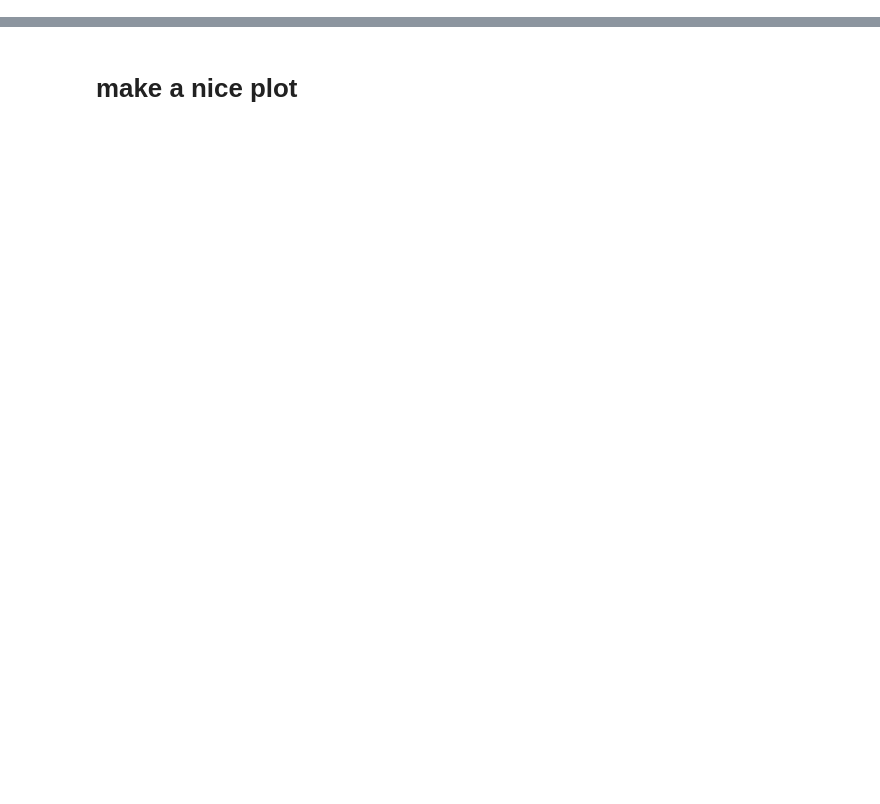
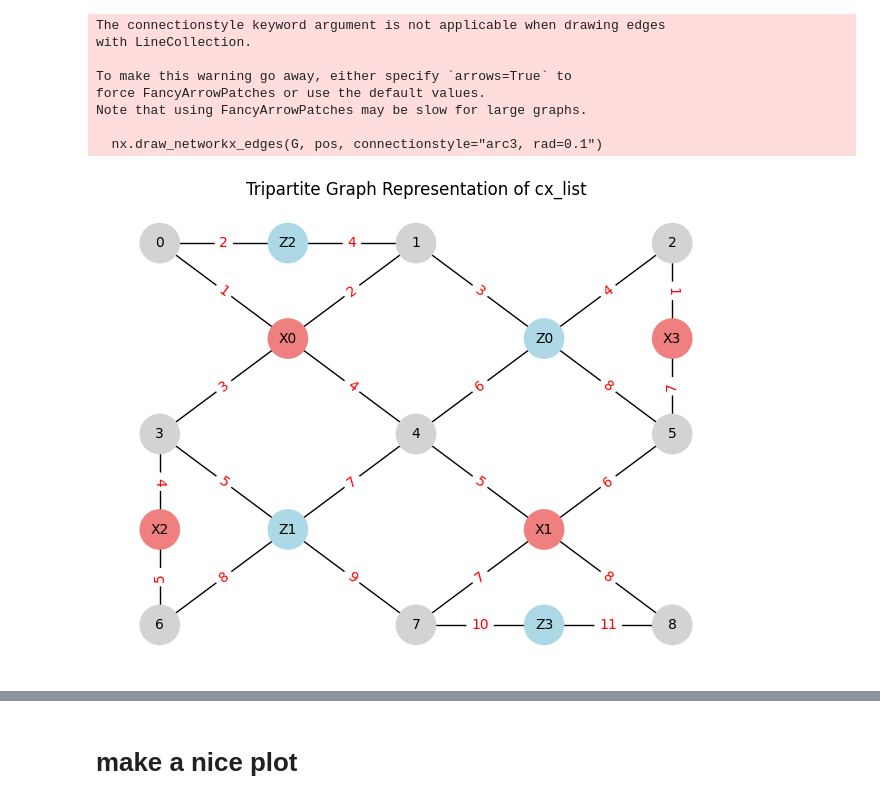
Before and after one commit to kishonyWIS/ldpc_optimization, a Jupyter notebook: shuffle_all_cxs/surface_code_optimization.ipynb, the cells around one changed output, grey strips where cells are left out. Drawn from its saved outputs; the diff is of its cells as text; code cells hidden in the pictures; blank space fills up the shorter version.

Commit message:
add optimal cx list

```diff
--- a/shuffle_all_cxs/surface_code_optimization.ipynb
+++ b/shuffle_all_cxs/surface_code_optimization.ipynb
@@ -12,6 +12,20 @@ flag_optimizer = interactive_cx_list_optimizer.InteractiveCxListOptimizer(
     p_idle=0,
     cycles_with_noise=5,
 )
+# %%
+print(cx_list)
+draw_ordered_tanner_graph.draw_cx_list(flag_optimizer.optimizer_history[0].cx_list, flag_optimizer.ancilla_type, data_coords=code.data_coords, ancilla_coords=code.ancilla_coords)
+# add correct order
+# %% [output]
+The connectionstyle keyword argument is not applicable when drawing edges
+with LineCollection.
+
+To make this warning go away, either specify `arrows=True` to
+force FancyArrowPatches or use the default values.
+Note that using FancyArrowPatches may be slow for large graphs.
+
+  nx.draw_networkx_edges(G, pos, connectionstyle="arc3, rad=0.1")
+[figure, added]
 # %%
 flag_optimizer.run_optimization(max_bp_iterations=10,
                             osd_order=5,
```
Also changed, not shown: parts of 4 cells of this notebook.
